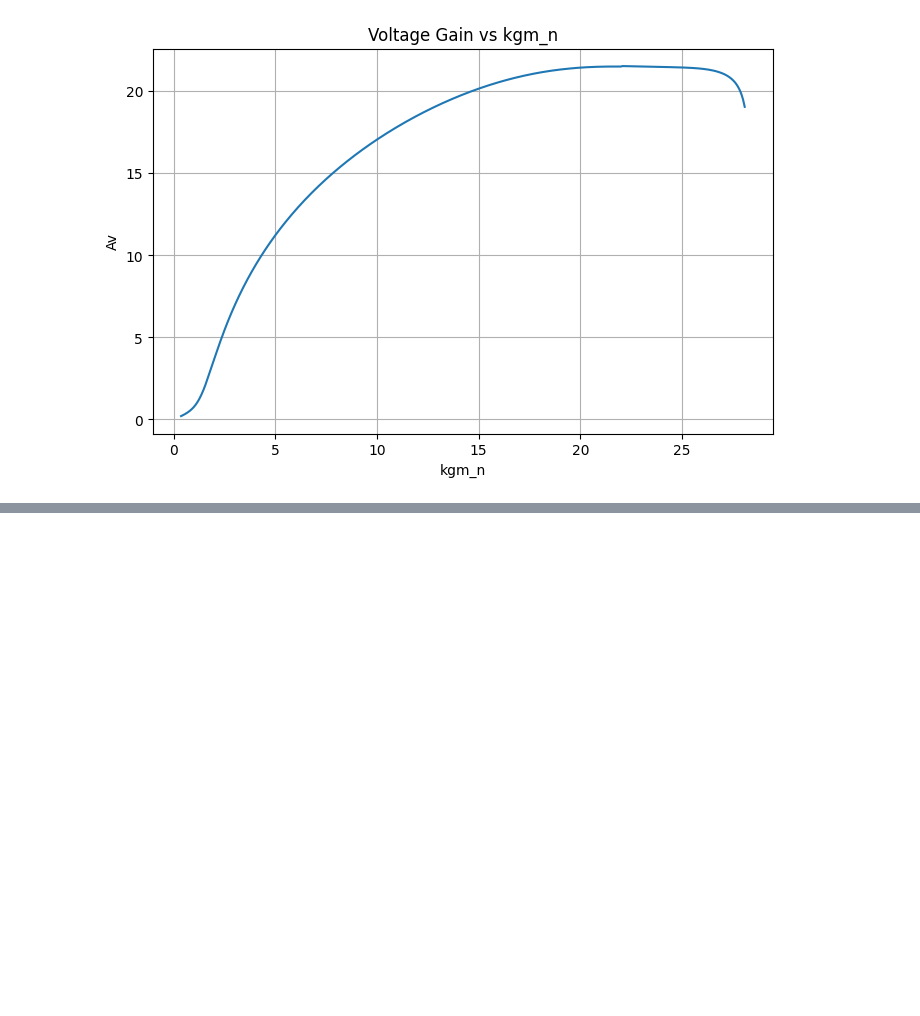
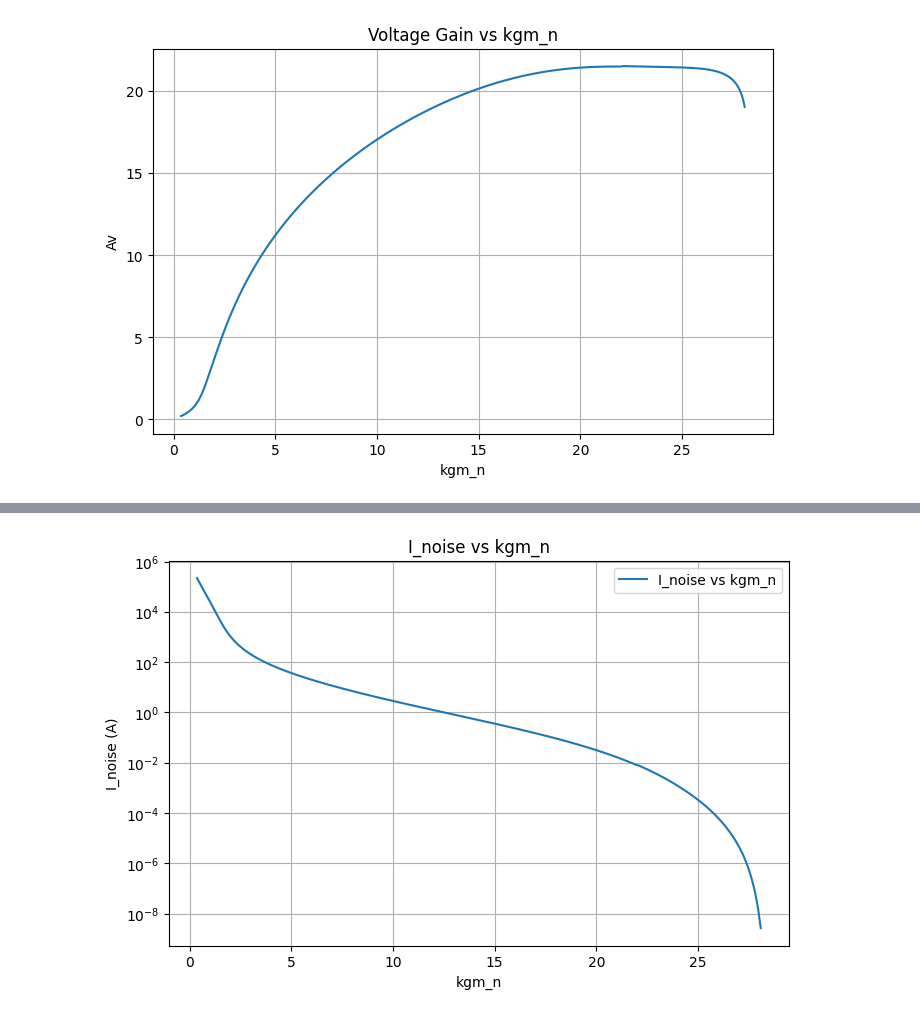
Before and after one commit to Sakthi-Kalidasan/C_ID_repo, a Jupyter notebook: LDO/Diff_Amp_Analysis.ipynb, the cells around one changed output, grey strips where cells are left out. Drawn from its saved outputs; the diff is of its cells as text; code cells hidden in the pictures; blank space fills up the shorter version.

```diff
--- a/LDO/Diff_Amp_Analysis.ipynb
+++ b/LDO/Diff_Amp_Analysis.ipynb
@@ -213,0 +233,20 @@ plt.show()
+# %%
+## Rewriting the noise equations with Reff
+
+v_n_rms_target_total = 150e-6
+v_n_rms_target_stage1 = v_n_rms_target_total / np.sqrt(3)
+
+PSD_target_stage1 = v_n_rms_target_stage1**2 / (f_bw * NBW_factor)
+I_noise = PSD_target_stage1/(4*kT*Gamma*(kgm_p+kgm_n)*rout_eff*rout_eff)
+
+plt.figure(figsize=(8, 5))
+plt.plot(kgm_n, I_noise, label='I_noise vs kgm_n')
+plt.xlabel('kgm_n')
+plt.yscale('log')
+plt.ylabel('I_noise (A)')
+plt.title('I_noise vs kgm_n')
+plt.legend()
+plt.grid(True)
+plt.show()
+# %% [output]
+[figure, added]
```
Also changed, not shown: parts of 1 cell of this notebook, 3 other files.
